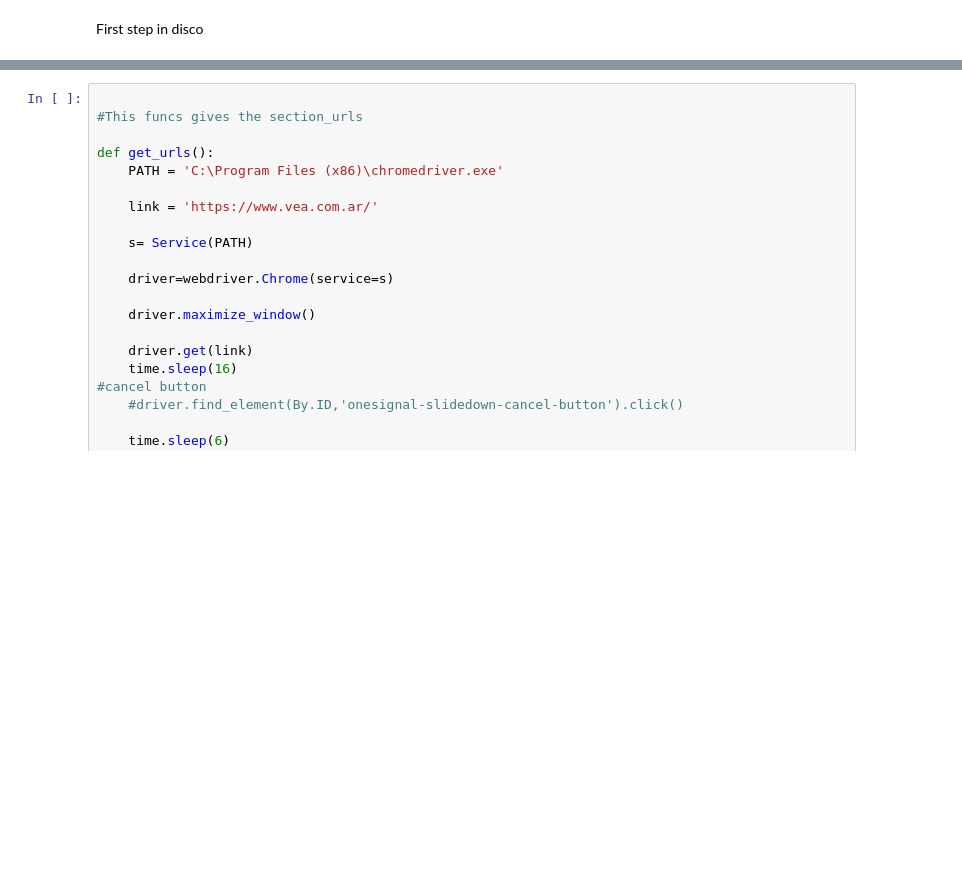
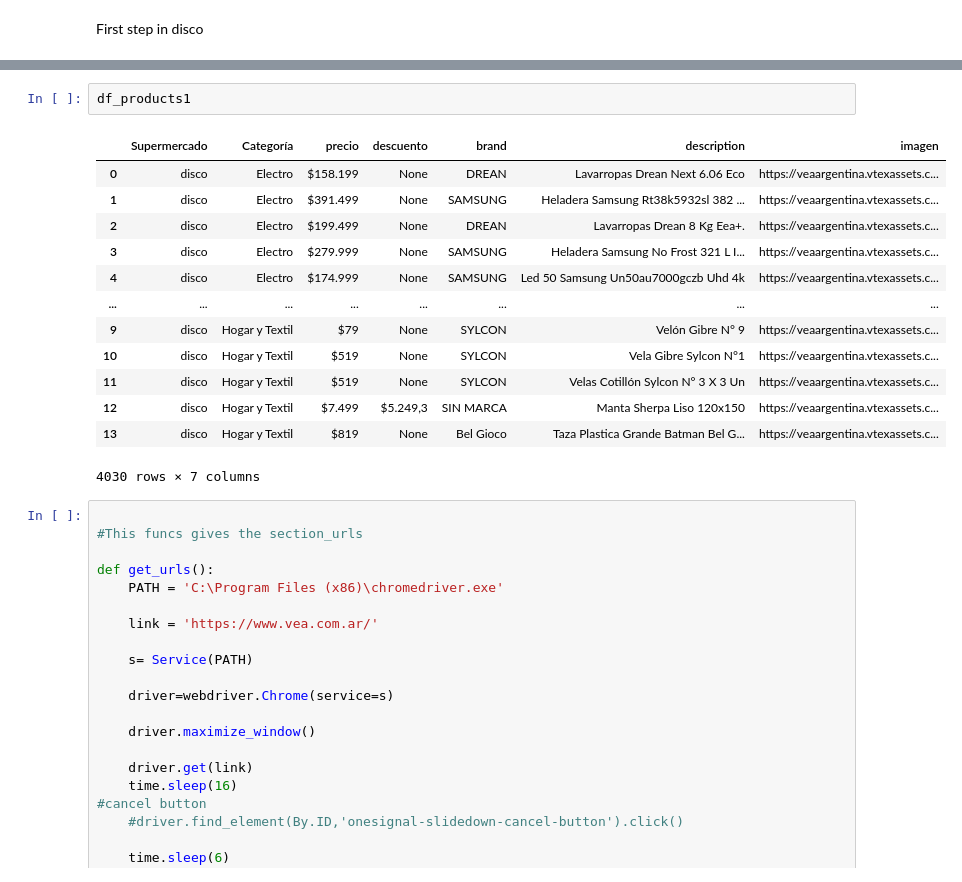
Before and after one commit to AgustinCdeCelis/market_project, a Jupyter notebook: working_files/vea.ipynb, the cells around one changed output, grey strips where cells are left out. Cells and saved outputs as stored; diff of their text form; blank space fills up the shorter version.

```diff
--- a/working_files/vea.ipynb
+++ b/working_files/vea.ipynb
@@ -20,3 +251,19 @@ First step in disco
+# %%
+df_products1
+# %% [output]
+|  | Supermercado | Categoría | precio | descuento | brand | description | imagen |
+| 0 | disco | Electro | $158.199 | None | DREAN | Lavarropas Drean Next 6.06 Eco | https://veaargentina.vtexassets.c... |
+| 1 | disco | Electro | $391.499 | None | SAMSUNG | Heladera Samsung Rt38k5932sl 382 ... | https://veaargentina.vtexassets.c... |
+| 2 | disco | Electro | $199.499 | None | DREAN | Lavarropas Drean 8 Kg Eea+. | https://veaargentina.vtexassets.c... |
+| 3 | disco | Electro | $279.999 | None | SAMSUNG | Heladera Samsung No Frost 321 L I... | https://veaargentina.vtexassets.c... |
+| 4 | disco | Electro | $174.999 | None | SAMSUNG | Led 50 Samsung Un50au7000gczb Uhd 4k | https://veaargentina.vtexassets.c... |
+| ... | ... | ... | ... | ... | ... | ... | ... |
+| 9 | disco | Hogar y Textil | $79 | None | SYLCON | Velón Gibre N° 9 | https://veaargentina.vtexassets.c... |
+| 10 | disco | Hogar y Textil | $519 | None | SYLCON | Vela Gibre Sylcon N°1 | https://veaargentina.vtexassets.c... |
+| 11 | disco | Hogar y Textil | $519 | None | SYLCON | Velas Cotillón Sylcon N° 3 X 3 Un | https://veaargentina.vtexassets.c... |
+| 12 | disco | Hogar y Textil | $7.499 | $5.249,3 | SIN MARCA | Manta Sherpa Liso 120x150 | https://veaargentina.vtexassets.c... |
+| 13 | disco | Hogar y Textil | $819 | None | Bel Gioco | Taza Plastica Grande Batman Bel G... | https://veaargentina.vtexassets.c... |
+4030 rows × 7 columns
 # %%
 
 #This funcs gives the section_urls
```
Also changed, not shown: parts of 6 cells of this notebook, 10 other files.
